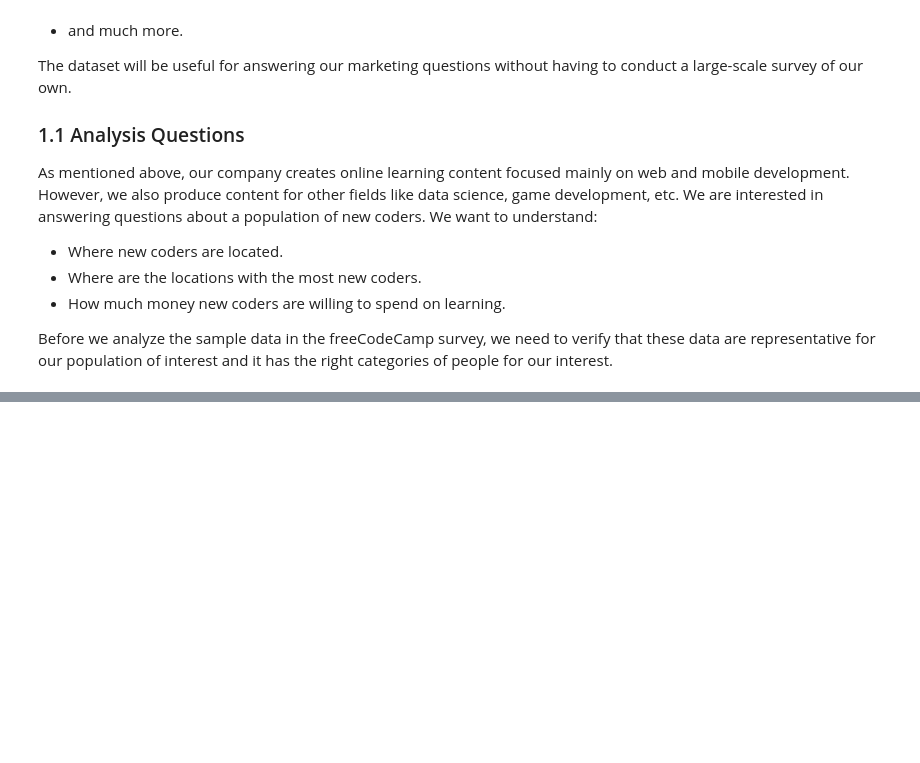
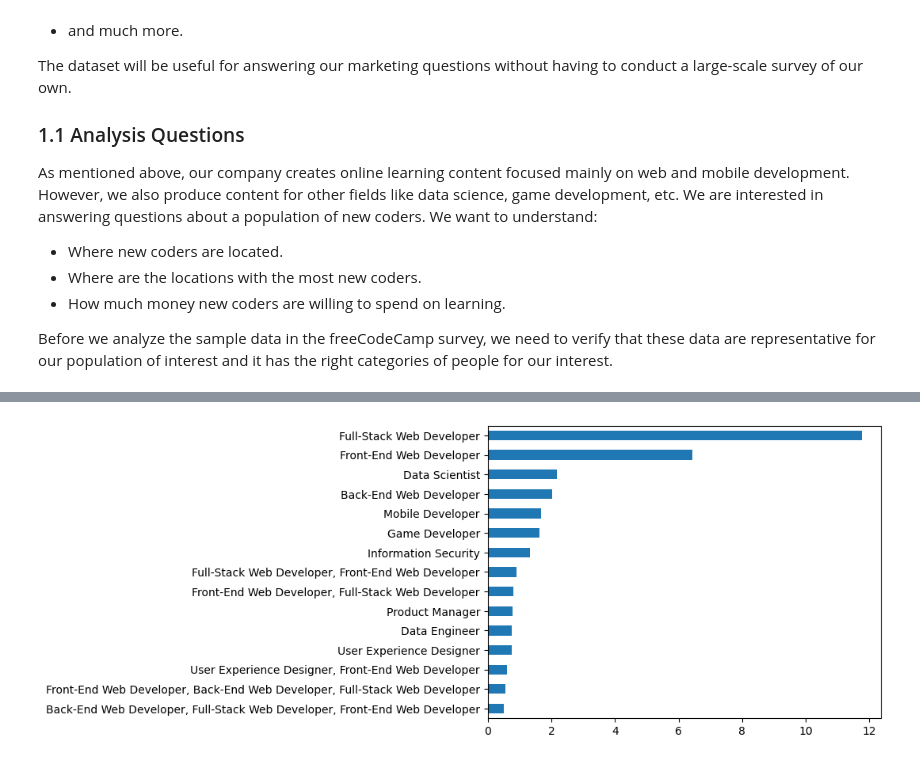
Before and after one commit to n-jdelaney/dq_elearning_marketing, a Jupyter notebook: dq_ad_project.ipynb, the cells around one changed output, grey strips where cells are left out. Saved outputs shown, nothing was run; the diff lists cells and outputs as text; code cells hidden in the pictures; blank space fills up the shorter version.

```diff
--- a/dq_ad_project.ipynb
+++ b/dq_ad_project.ipynb
@@ -68,0 +75,8 @@ Before we analyze the sample data in the freeCodeCamp survey, we need to verify
+# %%
+# Generate frequency distribution for JobRoleInterest (in percent)
+jobs_freq = survey['JobRoleInterest'].value_counts(normalize=True) * 100
+jobs_freq.index = jobs_freq.index.str.strip().str.replace(r"\s+", " ")
+jobs_freq.iloc[:15].sort_values().plot.barh()
+plt.show()
+# %% [output]
+[figure, added]
```
Also changed, not shown: parts of 7 cells of this notebook, 1 other file.
